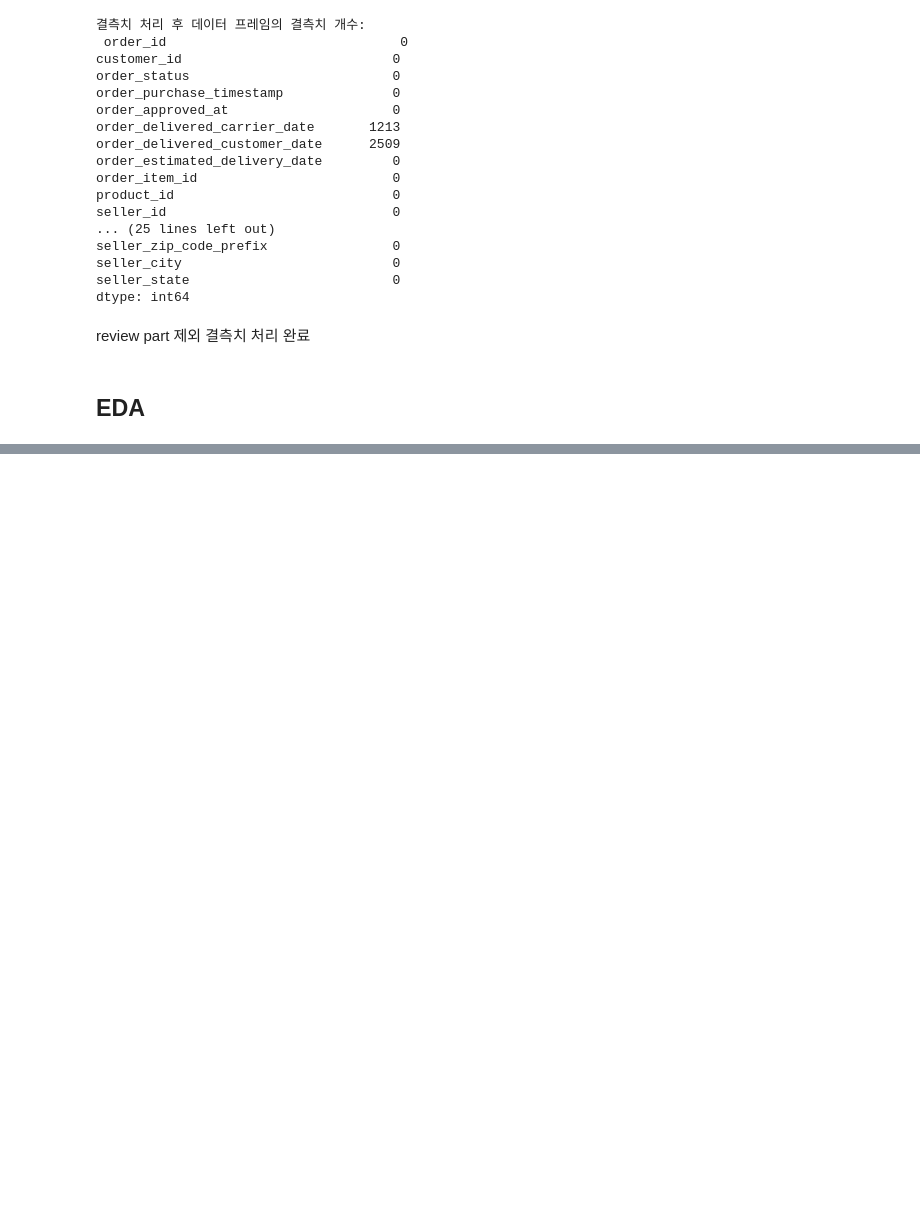
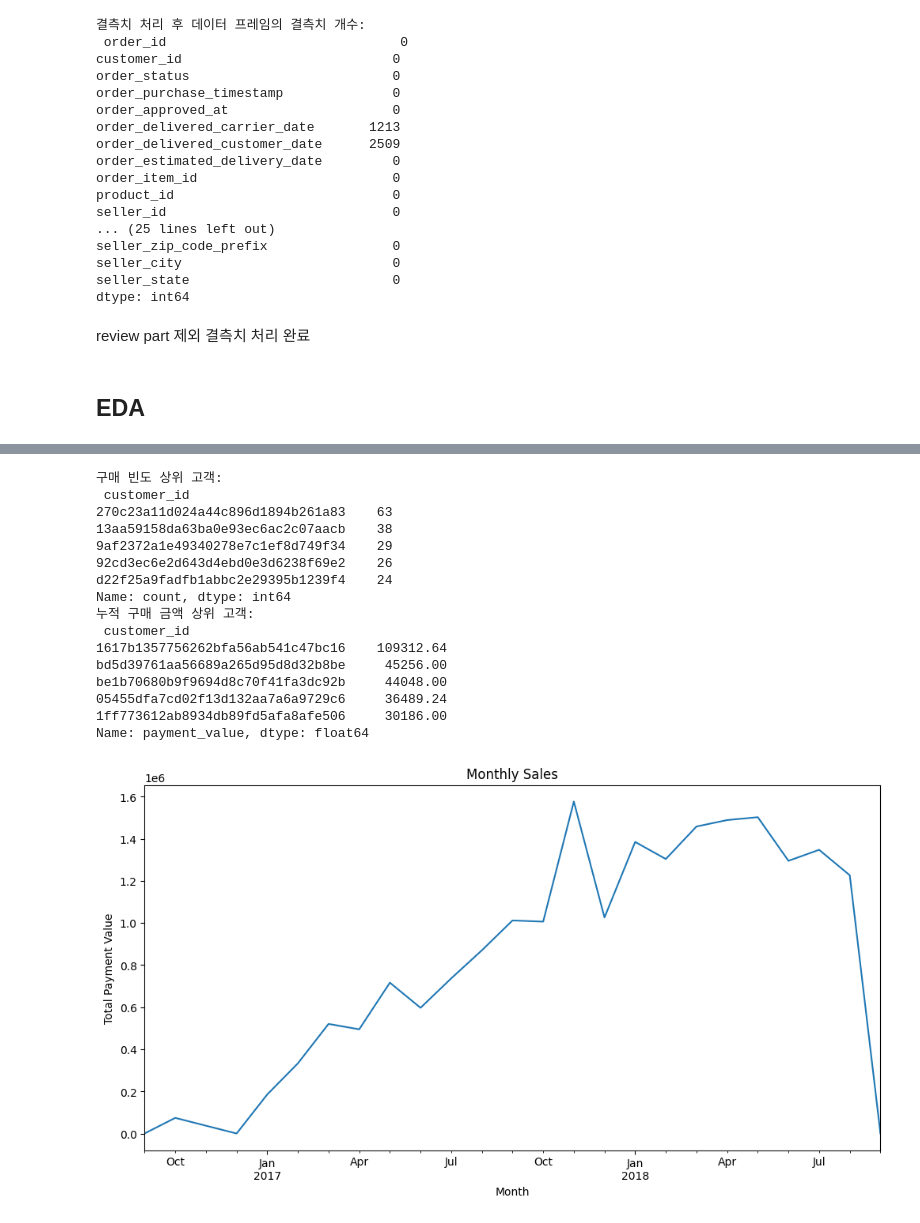
Before and after one commit to dothegee/ecommerce_project, a Jupyter notebook: code/EDA2.ipynb, the cells around one changed output, grey strips where cells are left out. Drawn from its saved outputs; the diff is of its cells as text; code cells hidden in the pictures; blank space fills up the shorter version.

```diff
--- a/code/EDA2.ipynb
+++ b/code/EDA2.ipynb
@@ -326,0 +352,38 @@ review part 제외 결측치 처리 완료
+# %%
+# 고객별 구매 빈도 계산
+purchase_frequency = df_train['customer_id'].value_counts()
+print("구매 빈도 상위 고객:\n", purchase_frequency.head())
+
+# 고객별 누적 구매 금액 계산
+customer_spend = df_train.groupby('customer_id')['payment_value'].sum().sort_values(ascending=False)
+print("누적 구매 금액 상위 고객:\n", customer_spend.head())
+
+# 시각화 - 월별 구매 패턴 분석
+df_train['order_purchase_timestamp'] = pd.to_datetime(df_train['order_purchase_timestamp'], errors='coerce')
+df_train['purchase_month'] = df_train['order_purchase_timestamp'].dt.to_period('M')
+monthly_sales = df_train.groupby('purchase_month')['payment_value'].sum()
+
+plt.figure(figsize=(12, 6))
+monthly_sales.plot()
+plt.title('Monthly Sales')
+plt.xlabel('Month')
+plt.ylabel('Total Payment Value')
+plt.show()
+# %% [output]
+구매 빈도 상위 고객:
+ customer_id
+270c23a11d024a44c896d1894b261a83    63
+13aa59158da63ba0e93ec6ac2c07aacb    38
+9af2372a1e49340278e7c1ef8d749f34    29
+92cd3ec6e2d643d4ebd0e3d6238f69e2    26
+d22f25a9fadfb1abbc2e29395b1239f4    24
+Name: count, dtype: int64
+누적 구매 금액 상위 고객:
+ customer_id
+1617b1357756262bfa56ab541c47bc16    109312.64
+bd5d39761aa56689a265d95d8d32b8be     45256.00
+be1b70680b9f9694d8c70f41fa3dc92b     44048.00
+05455dfa7cd02f13d132aa7a6a9729c6     36489.24
+1ff773612ab8934db89fd5afa8afe506     30186.00
+Name: payment_value, dtype: float64
+[figure, added]
```
Also changed, not shown: parts of 2 cells of this notebook.
